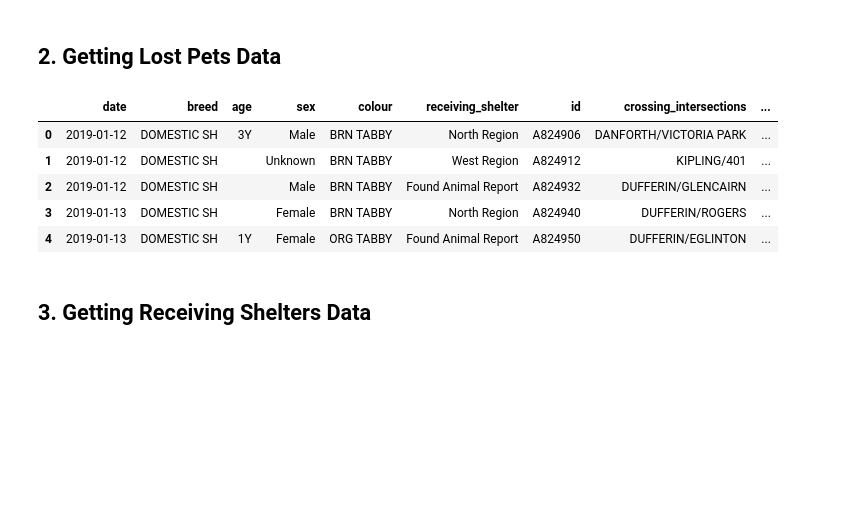
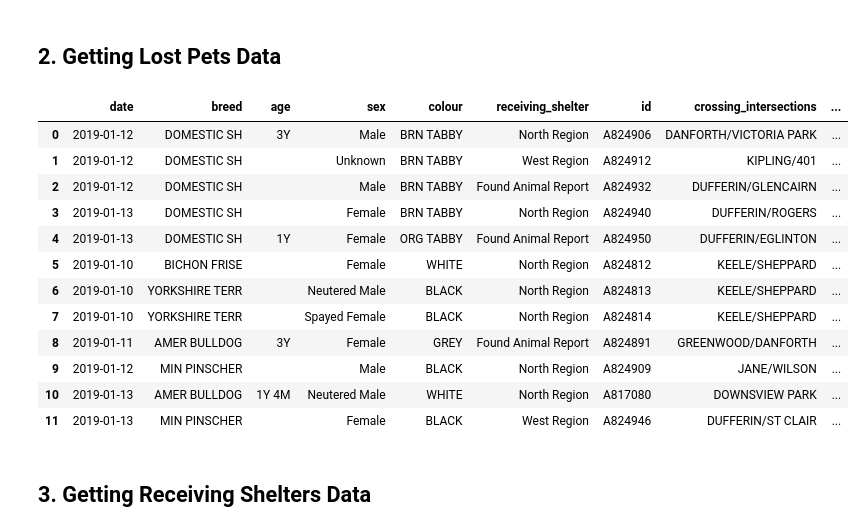
Before and after one commit to gomesluiz/Coursera_Capstone, a Jupyter notebook: w5_source_code.ipynb, the cells around one changed output. Cells and saved outputs as stored; diff of their text form; code cells hidden in the pictures; blank space fills up the shorter version.

```diff
--- a/w5_source_code.ipynb
+++ b/w5_source_code.ipynb
@@ -83,15 +83,22 @@ def get_lost_pets(city, url):
 # %%
 # getting lost pet information from animal service of Toronto.
 url     = 'https://www.toronto.ca/data/mls/animals/strayanimals.html'
 lost_pets = get_lost_pets('Toronto', url)
-lost_pets.head()
+lost_pets.head(15)
 # %% [output]
 |  | date | breed | age | sex | colour | receiving_shelter | id | crossing_intersections | ... |
 | 0 | 2019-01-12 | DOMESTIC SH | 3Y | Male | BRN TABBY | North Region | A824906 | DANFORTH/VICTORIA PARK | ... |
 | 1 | 2019-01-12 | DOMESTIC SH |  | Unknown | BRN TABBY | West Region | A824912 | KIPLING/401 | ... |
 | 2 | 2019-01-12 | DOMESTIC SH |  | Male | BRN TABBY | Found Animal Report | A824932 | DUFFERIN/GLENCAIRN | ... |
 | 3 | 2019-01-13 | DOMESTIC SH |  | Female | BRN TABBY | North Region | A824940 | DUFFERIN/ROGERS | ... |
 | 4 | 2019-01-13 | DOMESTIC SH | 1Y | Female | ORG TABBY | Found Animal Report | A824950 | DUFFERIN/EGLINTON | ... |
+| 5 | 2019-01-10 | BICHON FRISE |  | Female | WHITE | North Region | A824812 | KEELE/SHEPPARD | ... |
+| 6 | 2019-01-10 | YORKSHIRE TERR |  | Neutered Male | BLACK | North Region | A824813 | KEELE/SHEPPARD | ... |
+| 7 | 2019-01-10 | YORKSHIRE TERR |  | Spayed Female | BLACK | North Region | A824814 | KEELE/SHEPPARD | ... |
+| 8 | 2019-01-11 | AMER BULLDOG | 3Y | Female | GREY | Found Animal Report | A824891 | GREENWOOD/DANFORTH | ... |
+| 9 | 2019-01-12 | MIN PINSCHER |  | Male | BLACK | North Region | A824909 | JANE/WILSON | ... |
+| 10 | 2019-01-13 | AMER BULLDOG | 1Y 4M | Neutered Male | WHITE | North Region | A817080 | DOWNSVIEW PARK | ... |
+| 11 | 2019-01-13 | MIN PINSCHER |  | Female | BLACK | West Region | A824946 | DUFFERIN/ST CLAIR | ... |
 # %% [markdown]
 ## 3. Getting Receiving Shelters Data
 # %%
```
Also changed, not shown: 2 other files.
